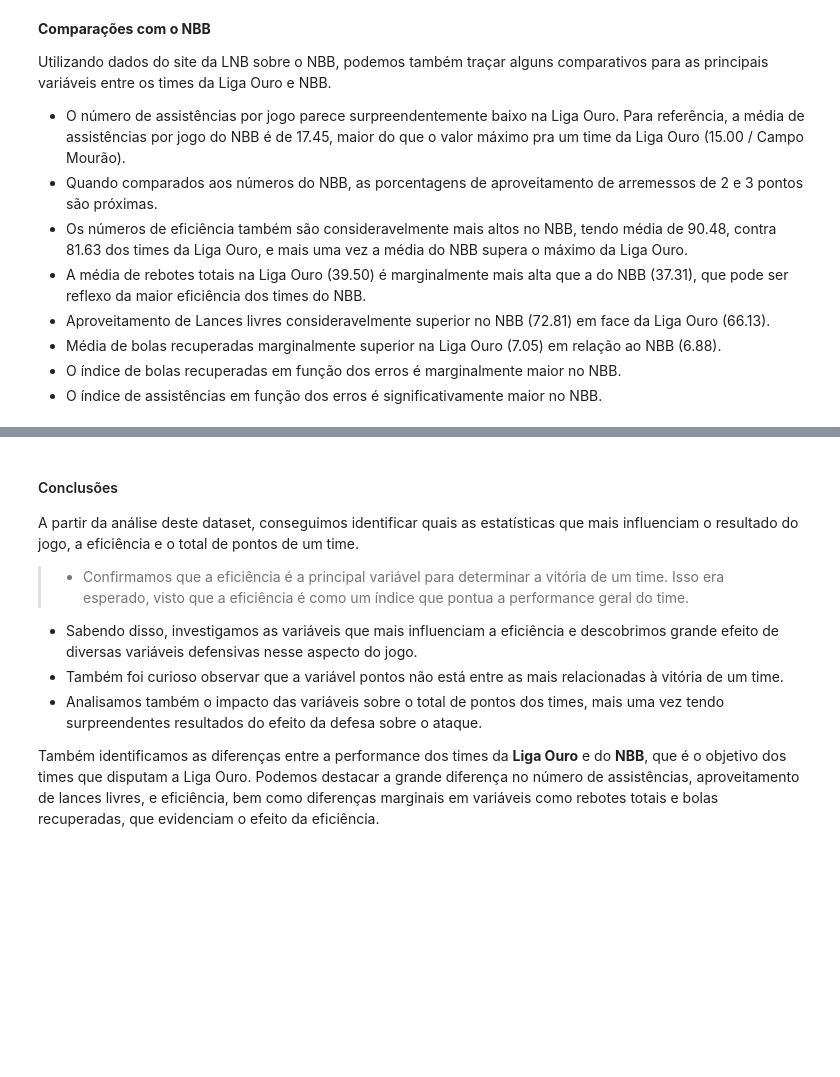
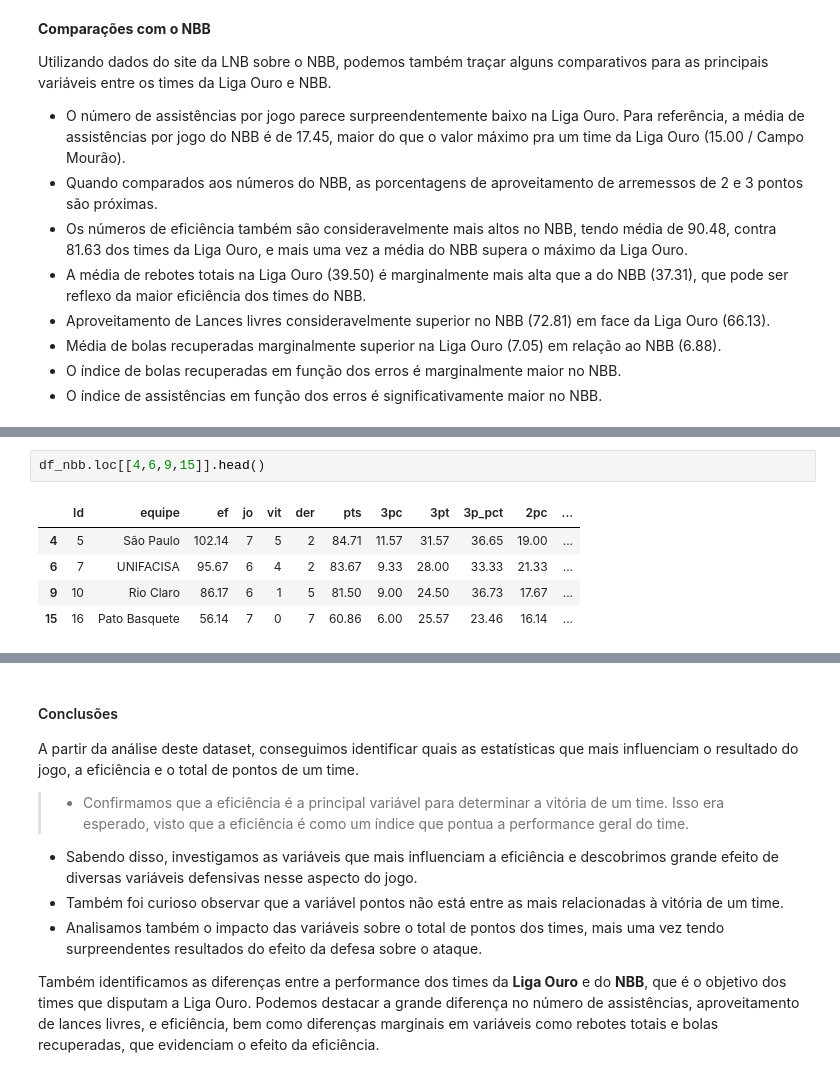
Before and after one commit to rafaelnduarte/Analise_De_Dados_Cerrado_Basquete, a Jupyter notebook: Análise_de_Dados_Cerrado_Basquete.ipynb, the cells around one changed output, grey strips where cells are left out. Cells and saved outputs as stored; diff of their text form; blank space fills up the shorter version.

```diff
--- a/Análise_de_Dados_Cerrado_Basquete.ipynb
+++ b/Análise_de_Dados_Cerrado_Basquete.ipynb
@@ -434,0 +502,8 @@ Utilizando dados do site da LNB sobre o NBB, podemos também traçar alguns comp
+# %%
+df_nbb.loc[[4,6,9,15]].head()
+# %% [output]
+|  | Id | equipe | ef | jo | vit | der | pts | 3pc | 3pt | 3p_pct | 2pc | ... |
+| 4 | 5 | São Paulo | 102.14 | 7 | 5 | 2 | 84.71 | 11.57 | 31.57 | 36.65 | 19.00 | ... |
+| 6 | 7 | UNIFACISA | 95.67 | 6 | 4 | 2 | 83.67 | 9.33 | 28.00 | 33.33 | 21.33 | ... |
+| 9 | 10 | Rio Claro | 86.17 | 6 | 1 | 5 | 81.50 | 9.00 | 24.50 | 36.73 | 17.67 | ... |
+| 15 | 16 | Pato Basquete | 56.14 | 7 | 0 | 7 | 60.86 | 6.00 | 25.57 | 23.46 | 16.14 | ... |
```
Also changed, not shown: parts of 25 cells of this notebook.
